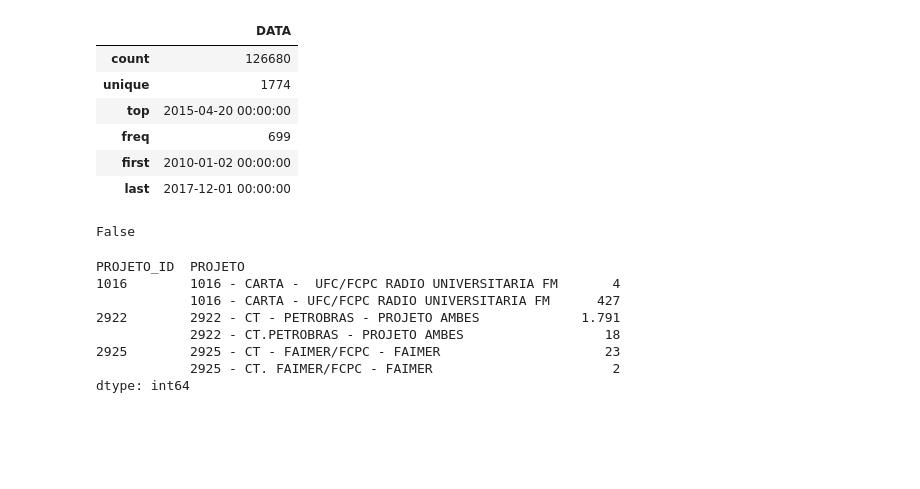
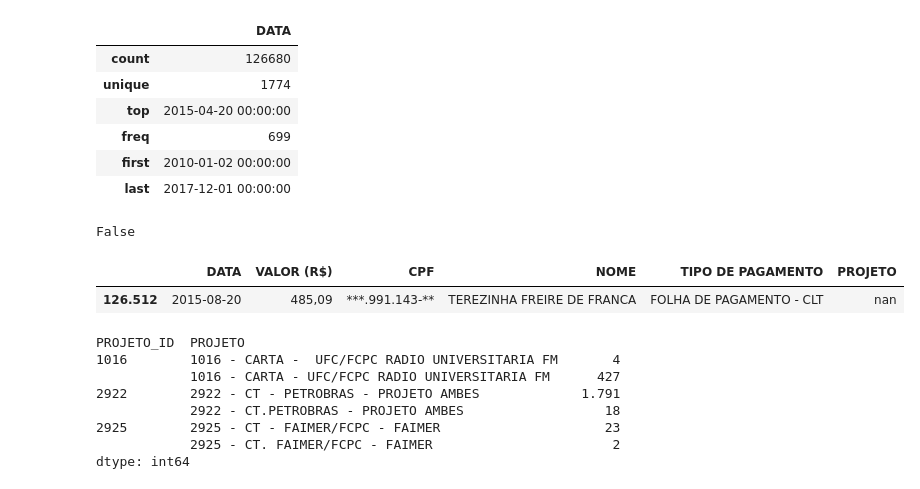
Before and after one commit to abevieiramota/course-python-data-analysis1, a Jupyter notebook: 00 - Exemplos/0.1 - FCPC - Básico.ipynb, the cells around one changed output. Cells and saved outputs as stored; diff of their text form; code cells hidden in the pictures; blank space fills up the shorter version.

```diff
--- a/00 - Exemplos/0.1 - FCPC - Básico.ipynb
+++ b/00 - Exemplos/0.1 - FCPC - Básico.ipynb
@@ -76,6 +80,11 @@ fcpc.describe(include = ['datetime'])
 fcpc.PROJETO.str.match(r"^\d+\ *\-\ *.+$").all()
 # %% [output]
 False
+# %%
+fcpc[~fcpc.PROJETO.str.match(r"^\d+\ *\-\ *.+$")]
+# %% [output]
+|  | DATA | VALOR (R$) | CPF | NOME | TIPO DE PAGAMENTO | PROJETO |
+| 126.512 | 2015-08-20 | 485,09 | ***.991.143-** | TEREZINHA FREIRE DE FRANCA | FOLHA DE PAGAMENTO - CLT | nan |
 # %%
 # adiciona coluna contendo o valor numérico que inicial o nome do projeto
 fcpc["PROJETO_ID"] = fcpc.PROJETO.apply(lambda v: v.split("-", maxsplit=1)[0].strip())
```
Also changed, not shown: parts of 2 cells of this notebook, 7 other files.
